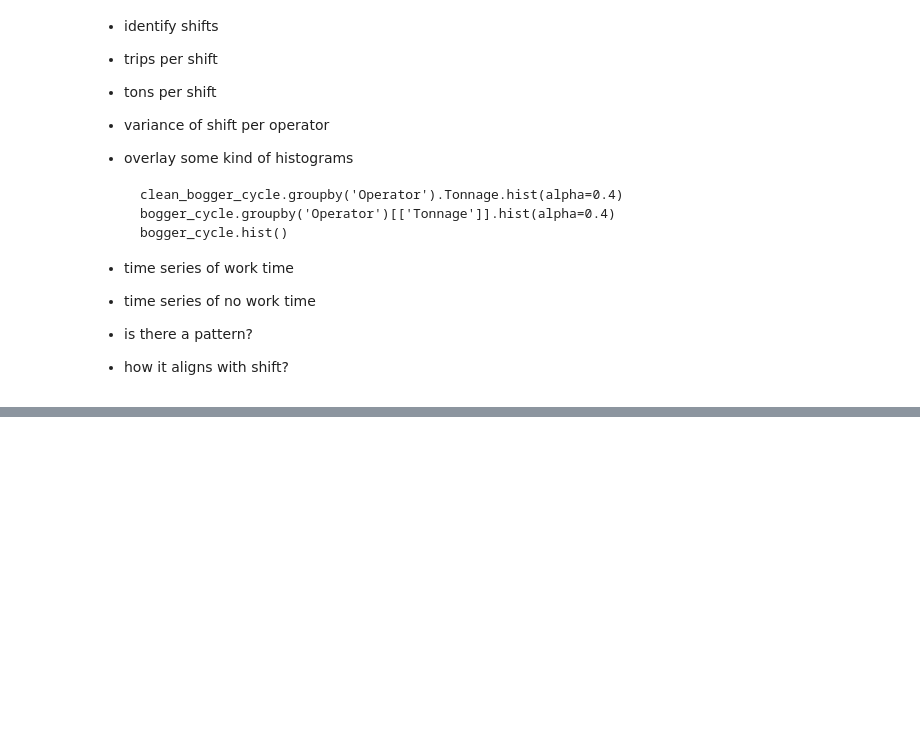
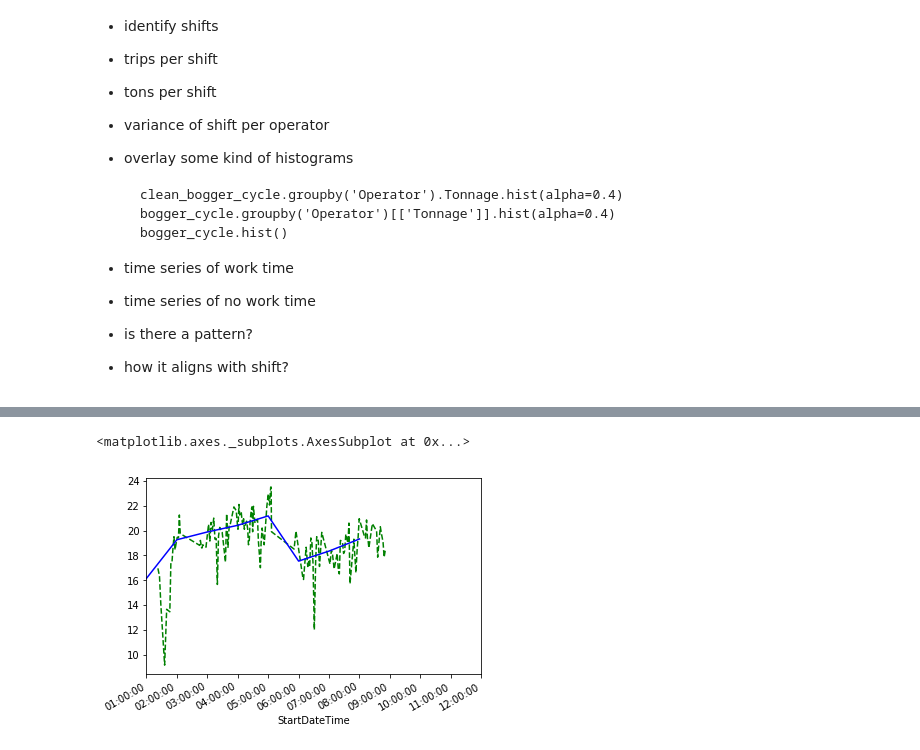
Before and after one commit to saramic/roxoff, a Jupyter notebook: prelim_analysis/Bogger cycle overview.ipynb, the cells around one changed output, grey strips where cells are left out. Drawn from its saved outputs; the diff is of its cells as text; code cells hidden in the pictures; blank space fills up the shorter version.

```diff
--- a/prelim_analysis/Bogger cycle overview.ipynb
+++ b/prelim_analysis/Bogger cycle overview.ipynb
@@ -199,0 +201,7 @@ Name: OperatorShift, dtype: object
+# %%
+AO['2016-11-11 00' : '2016-11-11 12'].plot(style='g--')
+AO_mm = AO.resample("H") # hourly average
+AO_mm['2016-11-11 00' : '2016-11-11 12'].plot(style='b')
+# %% [output]
+<matplotlib.axes._subplots.AxesSubplot at 0x...>
+[figure, added]
```
Also changed, not shown: parts of 2 cells of this notebook, 1 other file.
